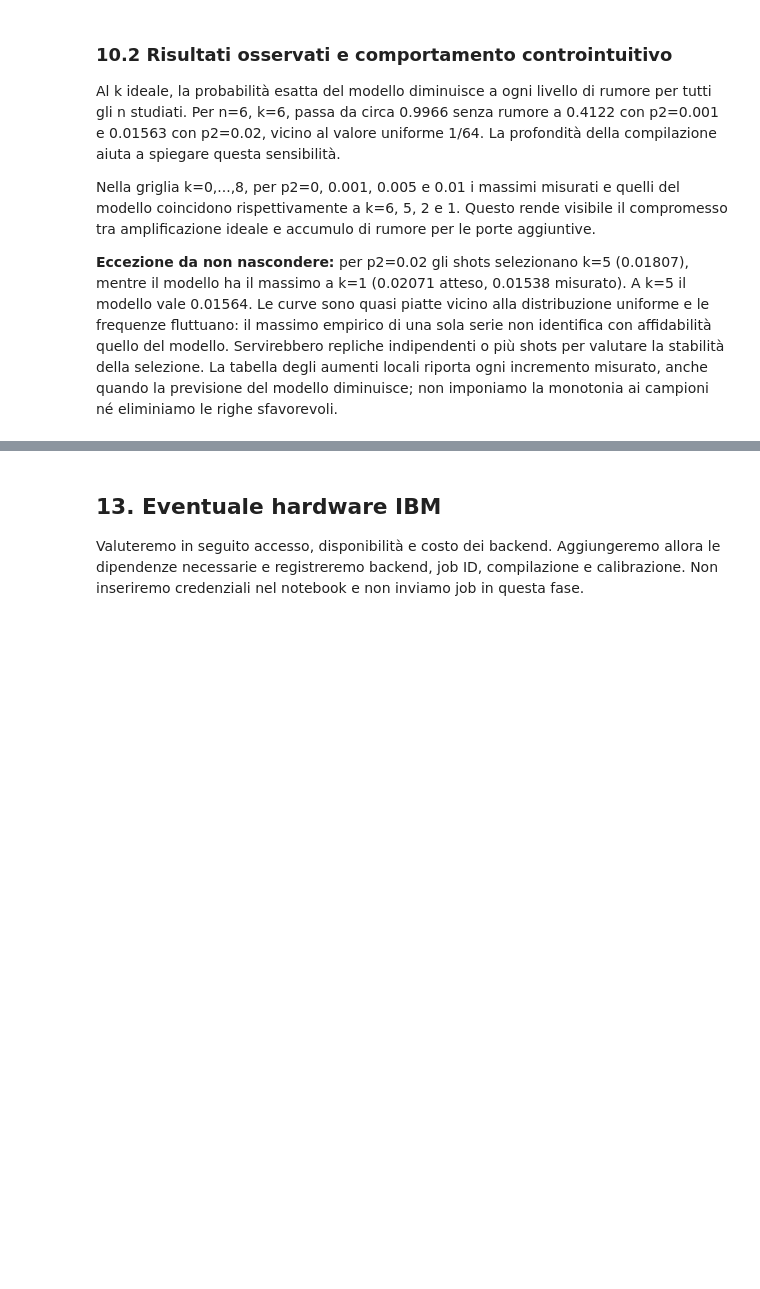
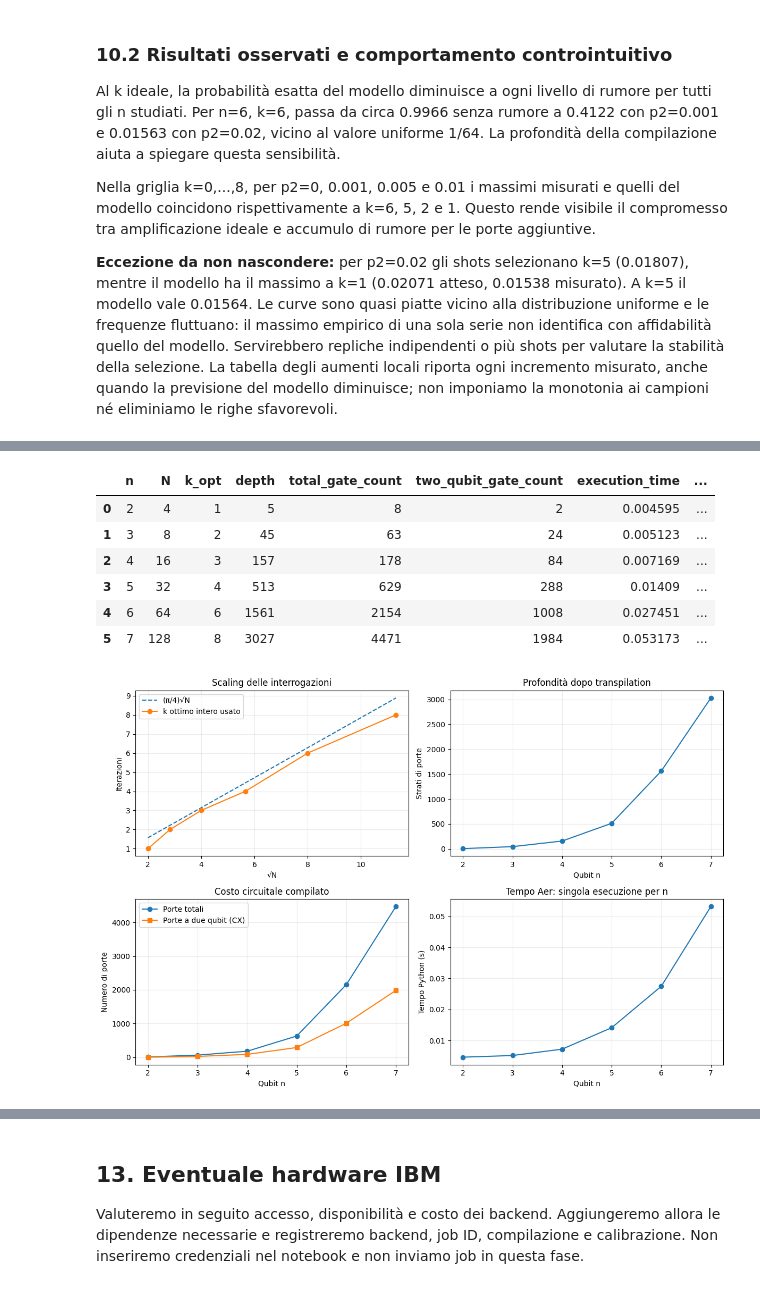
Before and after one commit to Pier2690/QuantumComputing, a Jupyter notebook: Grover.ipynb, the cells around one changed output, grey strips where cells are left out. Drawn from its saved outputs; the diff is of its cells as text; code cells hidden in the pictures; blank space fills up the shorter version.

```diff
--- a/Grover.ipynb
+++ b/Grover.ipynb
@@ -1050,0 +1057,65 @@ Estenderemo gli esperimenti a insiemi di M stati distinti. Il successo sarà la
+# %%
+def run_tagged_ideal_experiment(n, marked, k, shots, seed, group):
+    """Riusa l'esecuzione ideale e completa i metadati del DataFrame generale."""
+    row = run_ideal_experiment(n, marked, k, shots, seed)
+    compiled = transpile(build_grover_circuit(n, marked, k, False), make_ideal_backend(seed),
+                         basis_gates=list(IDEAL_BASIS_GATES),
+                         optimization_level=IDEAL_OPTIMIZATION_LEVEL, seed_transpiler=seed)
+    row.update(p1=0.0, p2=0.0, readout_error=0.0,
+               success_probability=row["measured_success_probability"],
+               expected_noisy_probability=row["theoretical_probability"],
+               actual_basis_gates=",".join(sorted({item.operation.name for item in compiled.data})),
+               simulation_method="statevector", experiment_group=group,
+               theta=grover_theta(2 ** n, len(marked)),
+               k_opt=optimal_grover_iterations(2 ** n, len(marked)))
+    return row
+
+
+# Estende lo schema anche per i batch precedenti, senza cambiare i loro risultati.
+RESULT_DTYPES.update({"theta": "Float64", "k_opt": "Int64"})
+results_df["theta"] = [grover_theta(int(N), int(M)) for N, M in zip(results_df.N, results_df.M)]
+results_df["k_opt"] = [optimal_grover_iterations(int(N), int(M)) for N, M in zip(results_df.N, results_df.M)]
+results_df = results_df.astype(RESULT_DTYPES)
+scaling_rows = []
+for n in range(2, 8):
+    k = optimal_grover_iterations(2 ** n, 1)
+    scaling_rows.append(run_tagged_ideal_experiment(n, (format(1, f"0{n}b"),), k,
+                        SHOTS_DEFAULT, RANDOM_SEED + 100 * n + k, "scaling"))
+scaling_df = pd.DataFrame(scaling_rows, columns=RESULT_DTYPES).astype(RESULT_DTYPES)
+results_df = pd.concat([results_df[results_df.experiment_group != "scaling"], scaling_df],
+                       ignore_index=True).astype(RESULT_DTYPES)
+assert len(scaling_df) == 6 and set(scaling_df.n) == set(range(2, 8))
+assert np.all(np.diff(scaling_df.k_opt.to_numpy(dtype=int)) >= 0)
+assert (scaling_df.k == scaling_df.k_opt).all()
+scaling_summary_df = scaling_df[["n", "N", "k_opt", "depth", "total_gate_count",
+    "two_qubit_gate_count", "execution_time", "theoretical_probability", "success_probability", "standard_error"]]
+display(scaling_summary_df)
+
+fig, axes = plt.subplots(2, 2, figsize=(12, 8))
+root_N = np.sqrt(scaling_df.N.to_numpy(dtype=float))
+axes[0, 0].plot(root_N, np.pi/4 * root_N, "--", label="(π/4)√N")
+axes[0, 0].plot(root_N, scaling_df.k_opt, "o-", label="k ottimo intero usato")
+axes[0, 0].set(xlabel="√N", ylabel="Iterazioni", title="Scaling delle interrogazioni")
+axes[0, 1].plot(scaling_df.n, scaling_df.depth, "o-")
+axes[0, 1].set(xlabel="Qubit n", ylabel="Strati di porte", title="Profondità dopo transpilation")
+axes[1, 0].plot(scaling_df.n, scaling_df.total_gate_count, "o-", label="Porte totali")
+axes[1, 0].plot(scaling_df.n, scaling_df.two_qubit_gate_count, "s-", label="Porte a due qubit (CX)")
+axes[1, 0].set(xlabel="Qubit n", ylabel="Numero di porte", title="Costo circuitale compilato")
+axes[1, 1].plot(scaling_df.n, scaling_df.execution_time, "o-")
+axes[1, 1].set(xlabel="Qubit n", ylabel="Tempo Python (s)", title="Tempo Aer: singola esecuzione per n")
+for ax in axes.flat:
+    ax.grid(alpha=.25)
+for ax in (axes[0, 0], axes[1, 0]):
+    ax.legend()
+fig.tight_layout()
+display(fig)
+plt.close(fig)
+# %% [output]
+|  | n | N | k_opt | depth | total_gate_count | two_qubit_gate_count | execution_time | ... |
+| 0 | 2 | 4 | 1 | 5 | 8 | 2 | 0.004595 | ... |
+| 1 | 3 | 8 | 2 | 45 | 63 | 24 | 0.005123 | ... |
+| 2 | 4 | 16 | 3 | 157 | 178 | 84 | 0.007169 | ... |
+| 3 | 5 | 32 | 4 | 513 | 629 | 288 | 0.01409 | ... |
+| 4 | 6 | 64 | 6 | 1561 | 2154 | 1008 | 0.027451 | ... |
+| 5 | 7 | 128 | 8 | 3027 | 4471 | 1984 | 0.053173 | ... |
+[figure, added]
```
Also changed, not shown: parts of 9 cells of this notebook.
